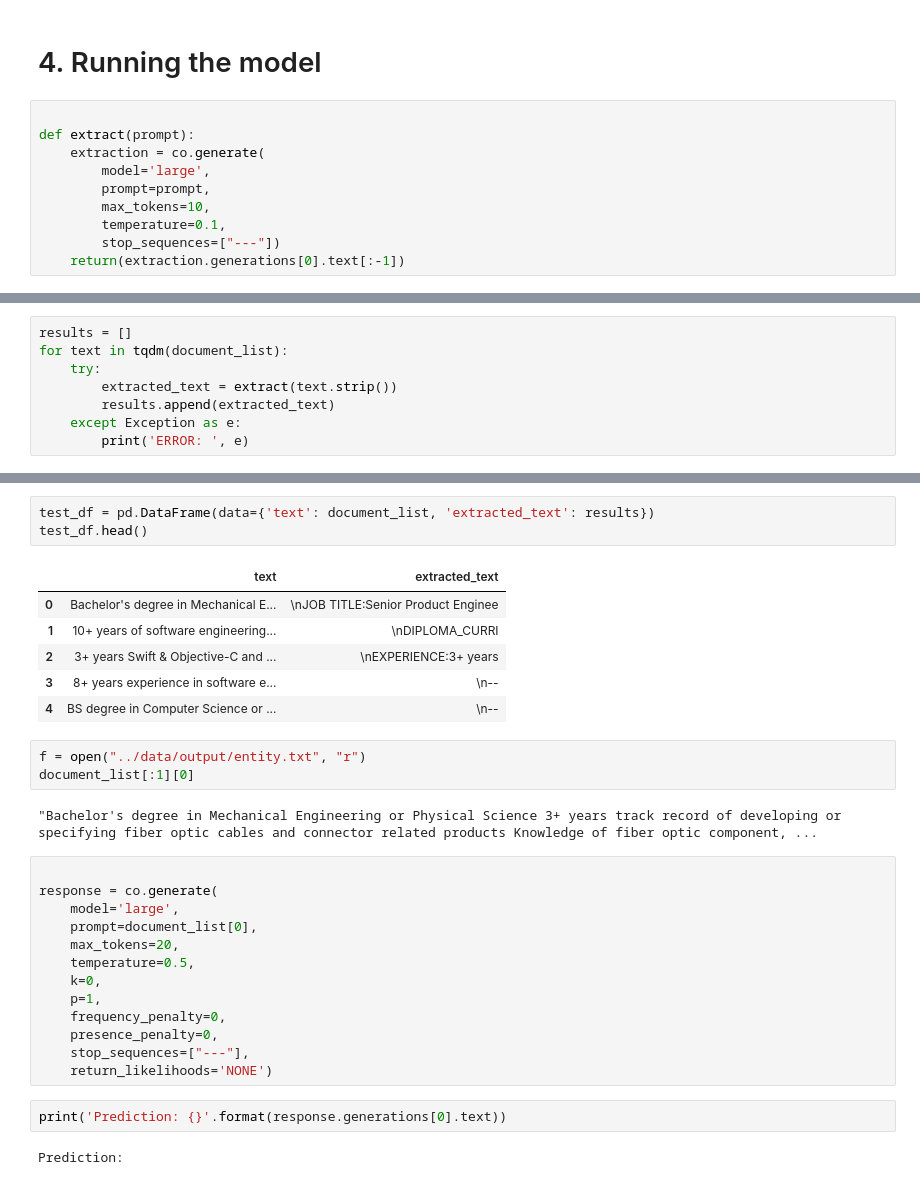
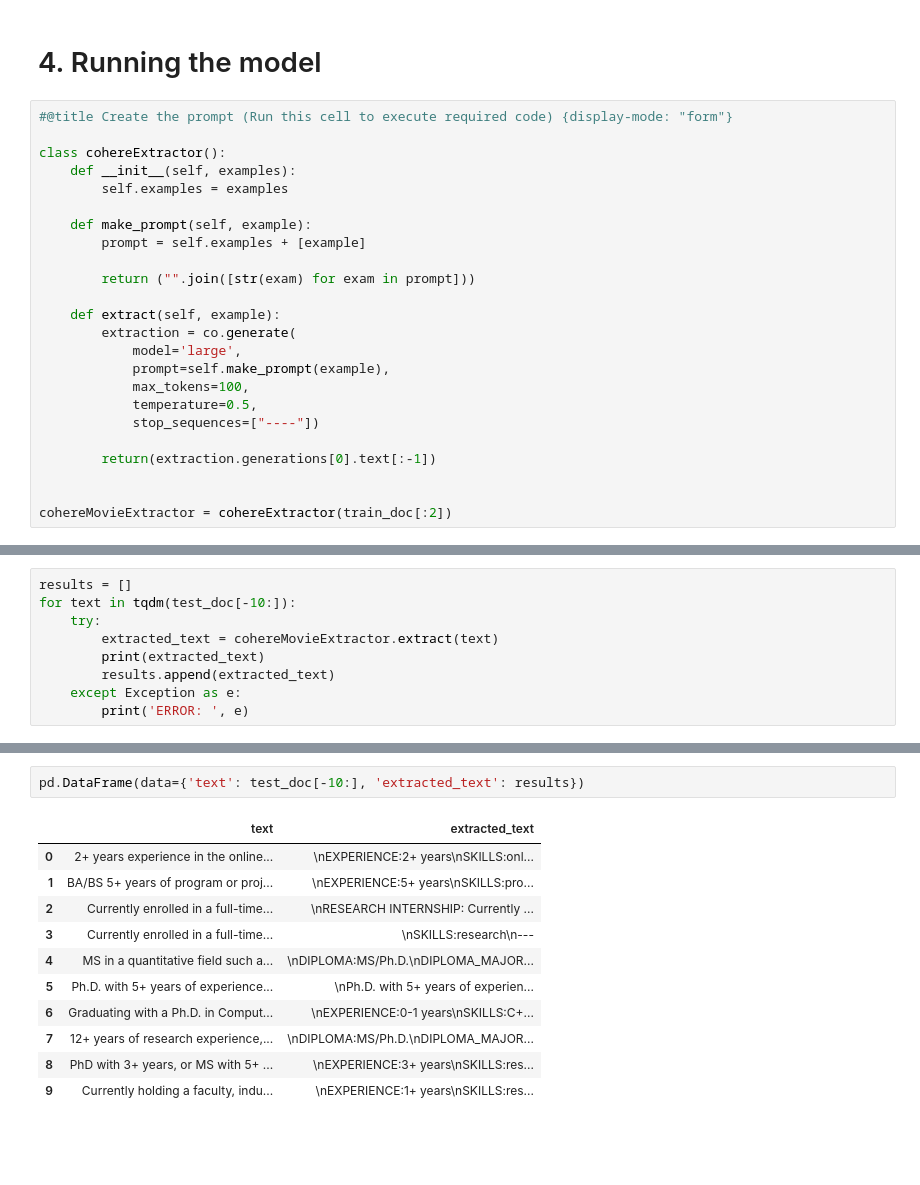
Before and after one commit to degagawolde/in-context-learning, a Jupyter notebook: notebooks/CohereEntityExtract.ipynb, the cells around one changed output, grey strips where cells are left out. Saved outputs shown, nothing was run; the diff lists cells and outputs as text; blank space fills up the shorter version.

Commit message:
entity extraction

```diff
--- a/notebooks/CohereEntityExtract.ipynb
+++ b/notebooks/CohereEntityExtract.ipynb
@@ -40,13 +80,27 @@ api_key = pd.read_json("../config/apikey.json")['cohere_key'][0]
 co = cohere.Client(api_key)
 # %% [markdown]
 # 4. Running the model
-# %%
-
-def extract(prompt):
-    extraction = co.generate(
-        model='large',
-        prompt=prompt,
-        max_tokens=10,
-        temperature=0.1,
-        stop_sequences=["---"])
-    return(extraction.generations[0].text[:-1])
+# %%
+#@title Create the prompt (Run this cell to execute required code) {display-mode: "form"}
+
+class cohereExtractor():
+    def __init__(self, examples):
+        self.examples = examples
+
+    def make_prompt(self, example):
+        prompt = self.examples + [example]
+
+        return ("".join([str(exam) for exam in prompt]))
+
+    def extract(self, example):
+        extraction = co.generate(
+            model='large',
+            prompt=self.make_prompt(example),
+            max_tokens=100,
+            temperature=0.5,
+            stop_sequences=["----"])
+
+        return(extraction.generations[0].text[:-1])
+
+
+cohereMovieExtractor = cohereExtractor(train_doc[:2])
@@ -53,8 +125,9 @@ def extract(prompt):
 # %%
 results = []
-for text in tqdm(document_list):
+for text in tqdm(test_doc[-10:]):
     try:
-        extracted_text = extract(text.strip())
+        extracted_text = cohereMovieExtractor.extract(text)
+        print(extracted_text)
         results.append(extracted_text)
     except Exception as e:
         print('ERROR: ', e)
@@ -61,32 +173,14 @@ for text in tqdm(document_list):
 # %%
-test_df = pd.DataFrame(data={'text': document_list, 'extracted_text': results})
-test_df.head()
+pd.DataFrame(data={'text': test_doc[-10:], 'extracted_text': results})
 # %% [output]
 |  | text | extracted_text |
-| 0 | Bachelor's degree in Mechanical E... | \nJOB TITLE:Senior Product Enginee |
-| 1 | 10+ years of software engineering... | \nDIPLOMA_CURRI |
-| 2 | 3+ years Swift & Objective-C and ... | \nEXPERIENCE:3+ years |
-| 3 | 8+ years experience in software e... | \n-- |
-| 4 | BS degree in Computer Science or ... | \n-- |
+| 0 | 2+ years experience in the online... | \nEXPERIENCE:2+ years\nSKILLS:onl... |
+| 1 | BA/BS 5+ years of program or proj... | \nEXPERIENCE:5+ years\nSKILLS:pro... |
+| 2 | Currently enrolled in a full-time... | \nRESEARCH INTERNSHIP: Currently ... |
+| 3 | Currently enrolled in a full-time... | \nSKILLS:research\n--- |
+| 4 | MS in a quantitative field such a... | \nDIPLOMA:MS/Ph.D.\nDIPLOMA_MAJOR... |
+| 5 | Ph.D. with 5+ years of experience... | \nPh.D. with 5+ years of experien... |
+| 6 | Graduating with a Ph.D. in Comput... | \nEXPERIENCE:0-1 years\nSKILLS:C+... |
+| 7 | 12+ years of research experience,... | \nDIPLOMA:MS/Ph.D.\nDIPLOMA_MAJOR... |
+| 8 | PhD with 3+ years, or MS with 5+ ... | \nEXPERIENCE:3+ years\nSKILLS:res... |
+| 9 | Currently holding a faculty, indu... | \nEXPERIENCE:1+ years\nSKILLS:res... |
-# %%
-f = open("../data/output/entity.txt", "r")
-document_list[:1][0]
-# %% [output]
-"Bachelor's degree in Mechanical Engineering or Physical Science 3+ years track record of developing or specifying fiber optic cables and connector related products Knowledge of fiber optic component, ...
-# %%
-
-response = co.generate(
-    model='large',
-    prompt=document_list[0],
-    max_tokens=20,
-    temperature=0.5,
-    k=0,
-    p=1,
-    frequency_penalty=0,
-    presence_penalty=0,
-    stop_sequences=["---"],
-    return_likelihoods='NONE')
-# %%
-print('Prediction: {}'.format(response.generations[0].text))
-# %% [output]
-Prediction:
```
Also changed, not shown: parts of 15 cells of this notebook, 3 other files.
